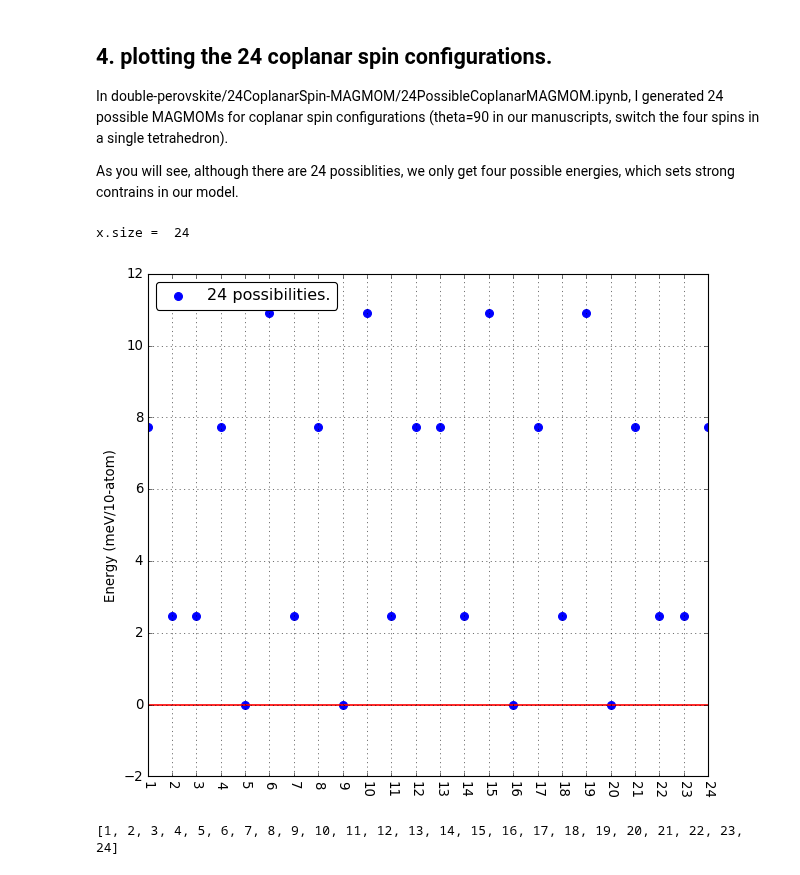
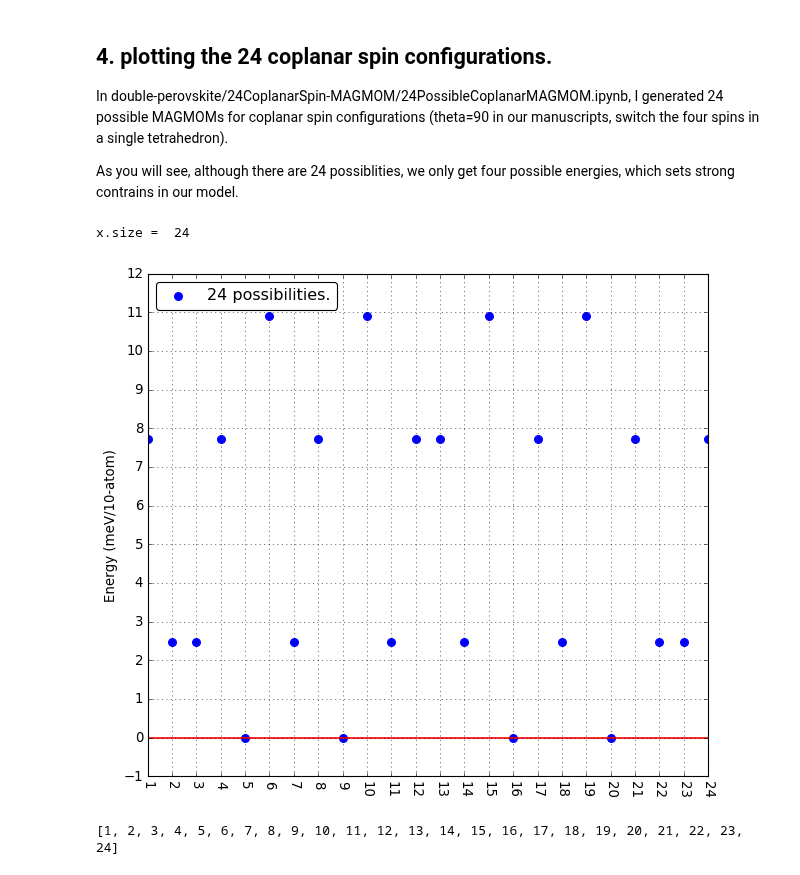
Before and after one commit to yw-fang/readingnotes, a Jupyter notebook: matsci/project2017/double-perovskite/DFT-plotting/BYOO_pressure_U_energies.ipynb, the cells around one changed output. Drawn from its saved outputs; the diff is of its cells as text; code cells hidden in the pictures.

Commit message:
Unify the grid in the figures, and refine the fittings.

```diff
--- a/matsci/project2017/double-perovskite/DFT-plotting/BYOO_pressure_U_energies.ipynb
+++ b/matsci/project2017/double-perovskite/DFT-plotting/BYOO_pressure_U_energies.ipynb
@@ -1519,34 +1545,35 @@ y_24co_normalized = y_24co_new.add(-GroundEnergyArray)*1000/4
 fig = plt.figure()
 ax1=fig.add_subplot(1,1,1)
 ax1.scatter(x, y_24co_normalized, s=50, color='b', label='24 possibilities.')
 ax1.legend(loc="upper left")
 plt.xticks(x, SpinConfLabel, rotation='270')
 #plt.setp(ax1.get_xticklabels(), visible=True)
 ax1.grid()
 ax1.axhline(y=0, color='r', linestyle='-')
+ax1.locator_params(nbins=16, axis='y')
 
 ax1.set_xlim([1,24]) #set x-axis limit
 
 
 #plt.scatter(x, y102_normalized, color='red')
 # plt.xticks(x, SpinConfLabel, rotation='270')
 plt.ylabel('Energy (meV/10-atom)')
 # plt.grid()
 # plt.show()
 
 #make the saved figure in tight mode
 plt.tight_layout()
 
 
 
 #save pdf
 pp = PdfPages('24coplanar.pdf')
 pp.savefig(fig)
 
 pp.close()
 # %% [output]
 x.size =  24
-[figure, old version]
+[figure, new version]
 # %%
 x=list(range(1,25))
 type(x)
```
Also changed, not shown: parts of 13 cells of this notebook.
